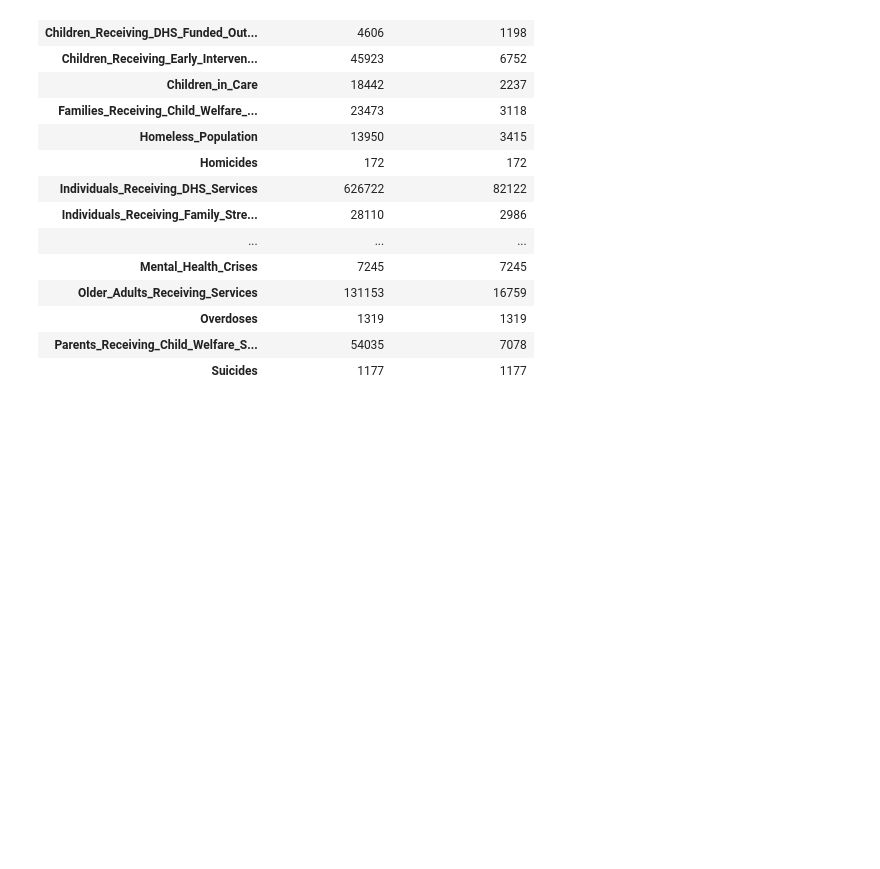
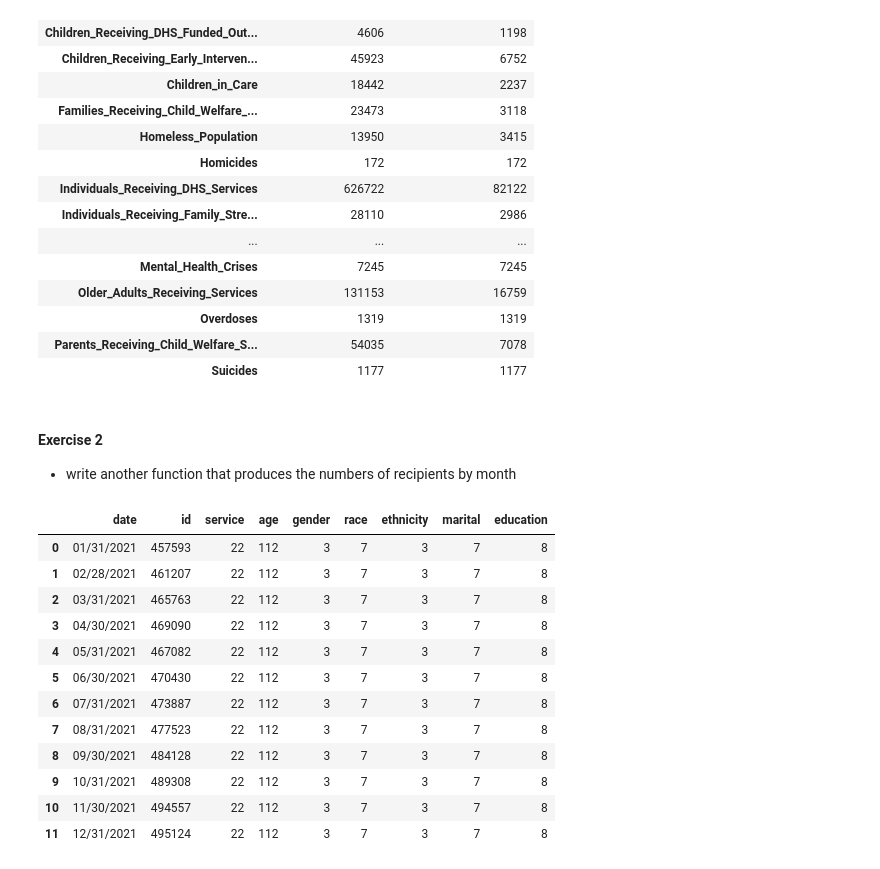
Before and after one commit to joshwinnes11/Math485, a Jupyter notebook: Week1.ipynb, the cells around one changed output. Cells and saved outputs as stored; diff of their text form; code cells hidden in the pictures; blank space fills up the shorter version.

Commit message:
finished most of the hw, still need to finish the function in ex. 1

```diff
--- a/Week1.ipynb
+++ b/Week1.ipynb
@@ -279,3 +304,29 @@ hwtest
 | Overdoses | 1319 | 1319 |
 | Parents_Receiving_Child_Welfare_S... | 54035 | 7078 |
 | Suicides | 1177 | 1177 |
+# %% [markdown]
+#### Exercise 2
+- write another function that produces the numbers of recipients by month
+# %%
+def num_recip_by_month(df):
+
+    service = df.groupby('date').nunique().reset_index()
+
+    return service
+# %%
+test3 = num_recip_by_month(df)
+test3
+# %% [output]
+|  | date | id | service | age | gender | race | ethnicity | marital | education |
+| 0 | 01/31/2021 | 457593 | 22 | 112 | 3 | 7 | 3 | 7 | 8 |
+| 1 | 02/28/2021 | 461207 | 22 | 112 | 3 | 7 | 3 | 7 | 8 |
+| 2 | 03/31/2021 | 465763 | 22 | 112 | 3 | 7 | 3 | 7 | 8 |
+| 3 | 04/30/2021 | 469090 | 22 | 112 | 3 | 7 | 3 | 7 | 8 |
+| 4 | 05/31/2021 | 467082 | 22 | 112 | 3 | 7 | 3 | 7 | 8 |
+| 5 | 06/30/2021 | 470430 | 22 | 112 | 3 | 7 | 3 | 7 | 8 |
+| 6 | 07/31/2021 | 473887 | 22 | 112 | 3 | 7 | 3 | 7 | 8 |
+| 7 | 08/31/2021 | 477523 | 22 | 112 | 3 | 7 | 3 | 7 | 8 |
+| 8 | 09/30/2021 | 484128 | 22 | 112 | 3 | 7 | 3 | 7 | 8 |
+| 9 | 10/31/2021 | 489308 | 22 | 112 | 3 | 7 | 3 | 7 | 8 |
+| 10 | 11/30/2021 | 494557 | 22 | 112 | 3 | 7 | 3 | 7 | 8 |
+| 11 | 12/31/2021 | 495124 | 22 | 112 | 3 | 7 | 3 | 7 | 8 |
```
Also changed, not shown: parts of 15 cells of this notebook.
